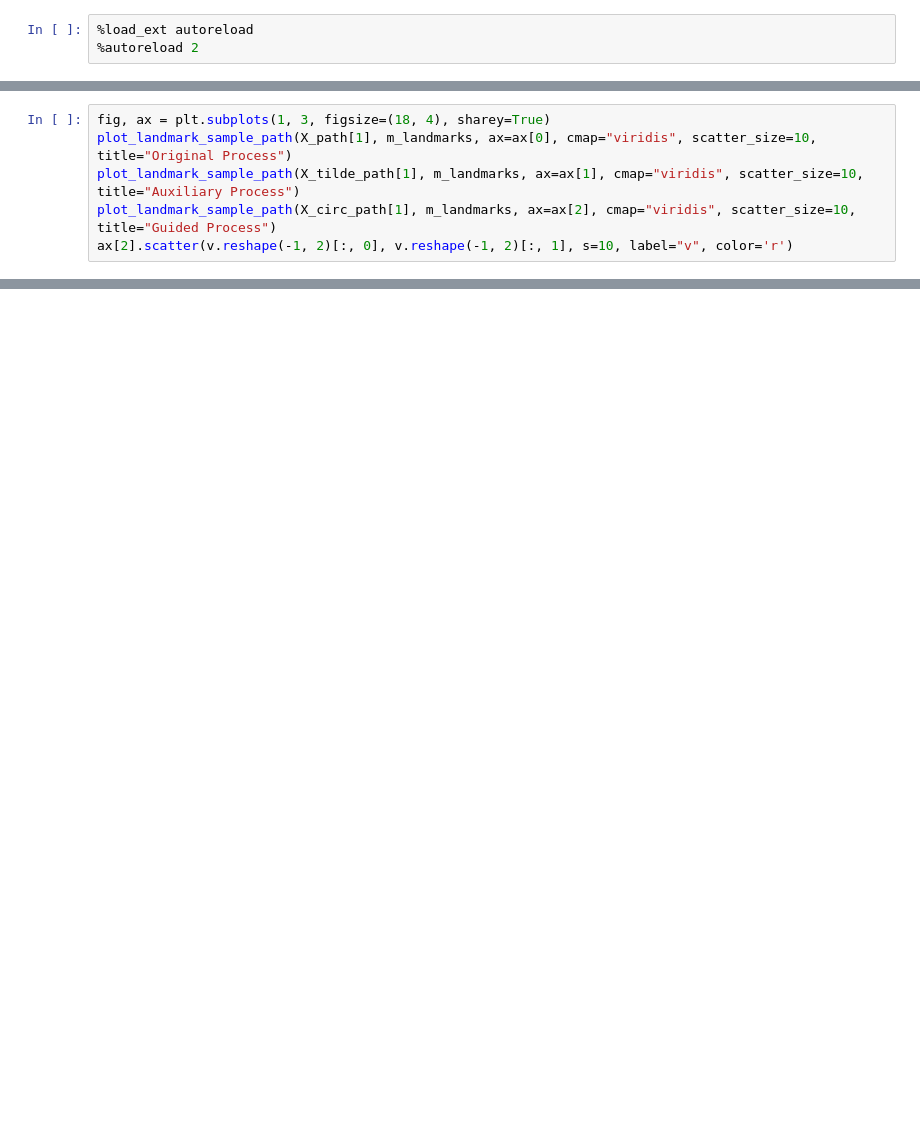
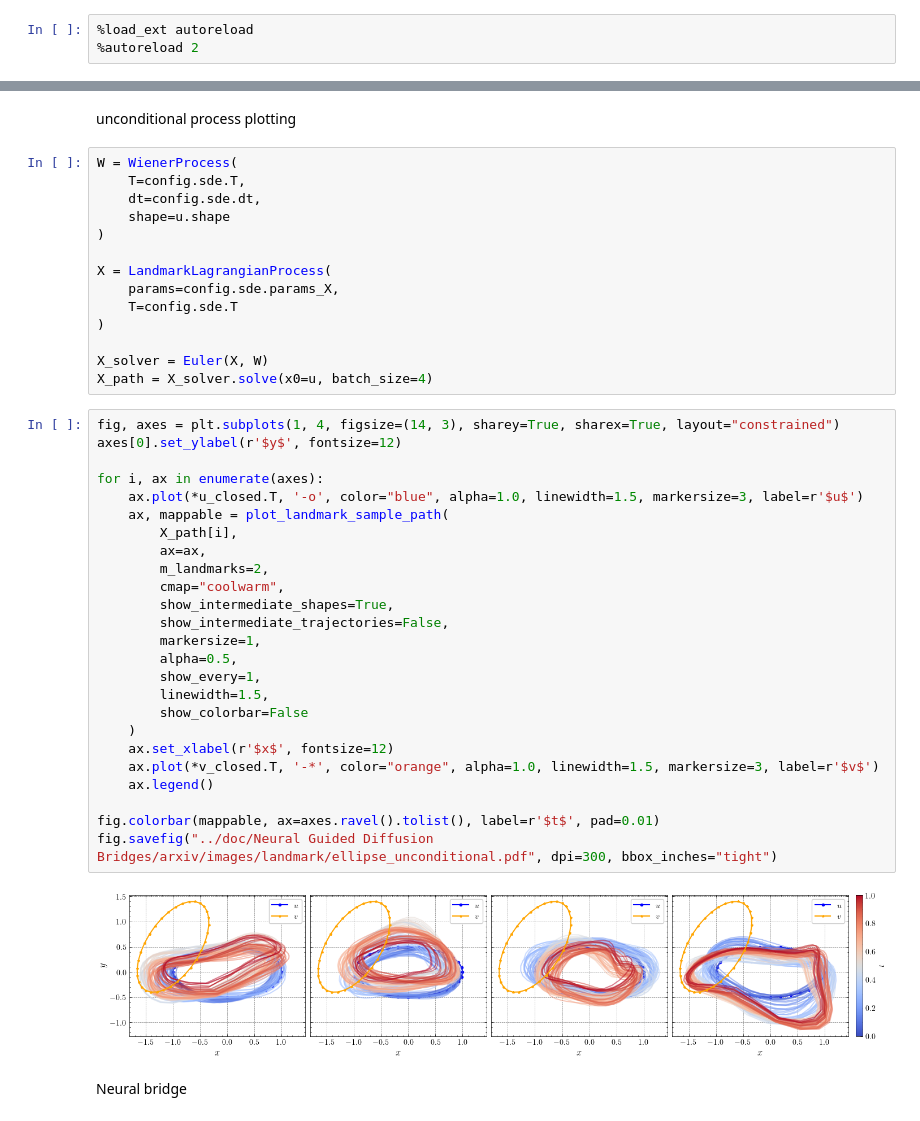
Before and after one commit to bookdiver/neuralbridge, a Jupyter notebook: notebooks/landmark_model.ipynb, the cells around one changed output, grey strips where cells are left out. Saved outputs shown, nothing was run; the diff lists cells and outputs as text; blank space fills up the shorter version.

Commit message:
v1.0 draft, including additional codes for landmarks experiments, and some plotting functions improvements.

```diff
--- a/notebooks/landmark_model.ipynb
+++ b/notebooks/landmark_model.ipynb
@@ -93,6 +24,0 @@ X_circ_path = X_circ_solver.solve(x0=u, rng_key=jax.random.PRNGKey(seed), batch_
-# %%
-fig, ax = plt.subplots(1, 3, figsize=(18, 4), sharey=True)
-plot_landmark_sample_path(X_path[1], m_landmarks, ax=ax[0], cmap="viridis", scatter_size=10, title="Original Process")
-plot_landmark_sample_path(X_tilde_path[1], m_landmarks, ax=ax[1], cmap="viridis", scatter_size=10, title="Auxiliary Process")
-plot_landmark_sample_path(X_circ_path[1], m_landmarks, ax=ax[2], cmap="viridis", scatter_size=10, title="Guided Process")
-ax[2].scatter(v.reshape(-1, 2)[:, 0], v.reshape(-1, 2)[:, 1], s=10, label="v", color='r')
@@ -151,0 +34,45 @@ X_diamond_path = neural_bridge.solve(x0=u, rng_key=jax.random.PRNGKey(seed), bat
+# %% [markdown]
+unconditional process plotting
+# %%
+W = WienerProcess(
+    T=config.sde.T,
+    dt=config.sde.dt,
+    shape=u.shape
+)
+
+X = LandmarkLagrangianProcess(
+    params=config.sde.params_X,
+    T=config.sde.T
+)
+
+X_solver = Euler(X, W)
+X_path = X_solver.solve(x0=u, batch_size=4)
+# %%
+fig, axes = plt.subplots(1, 4, figsize=(14, 3), sharey=True, sharex=True, layout="constrained")
+axes[0].set_ylabel(r'$y$', fontsize=12)
+
+for i, ax in enumerate(axes):
+    ax.plot(*u_closed.T, '-o', color="blue", alpha=1.0, linewidth=1.5, markersize=3, label=r'$u$')
+    ax, mappable = plot_landmark_sample_path(
+        X_path[i],
+        ax=ax,
+        m_landmarks=2,
+        cmap="coolwarm",
+        show_intermediate_shapes=True,
+        show_intermediate_trajectories=False,
+        markersize=1,
+        alpha=0.5,
+        show_every=1,
+        linewidth=1.5,
+        show_colorbar=False
+    )
+    ax.set_xlabel(r'$x$', fontsize=12)
+    ax.plot(*v_closed.T, '-*', color="orange", alpha=1.0, linewidth=1.5, markersize=3, label=r'$v$')
+    ax.legend()
+
+fig.colorbar(mappable, ax=axes.ravel().tolist(), label=r'$t$', pad=0.01)
+fig.savefig("../doc/Neural Guided Diffusion Bridges/arxiv/images/landmark/ellipse_unconditional.pdf", dpi=300, bbox_inches="tight")
+# %% [output]
+[figure, added]
+# %% [markdown]
+Neural bridge
```
Also changed, not shown: parts of 22 cells of this notebook, 17 other files.
